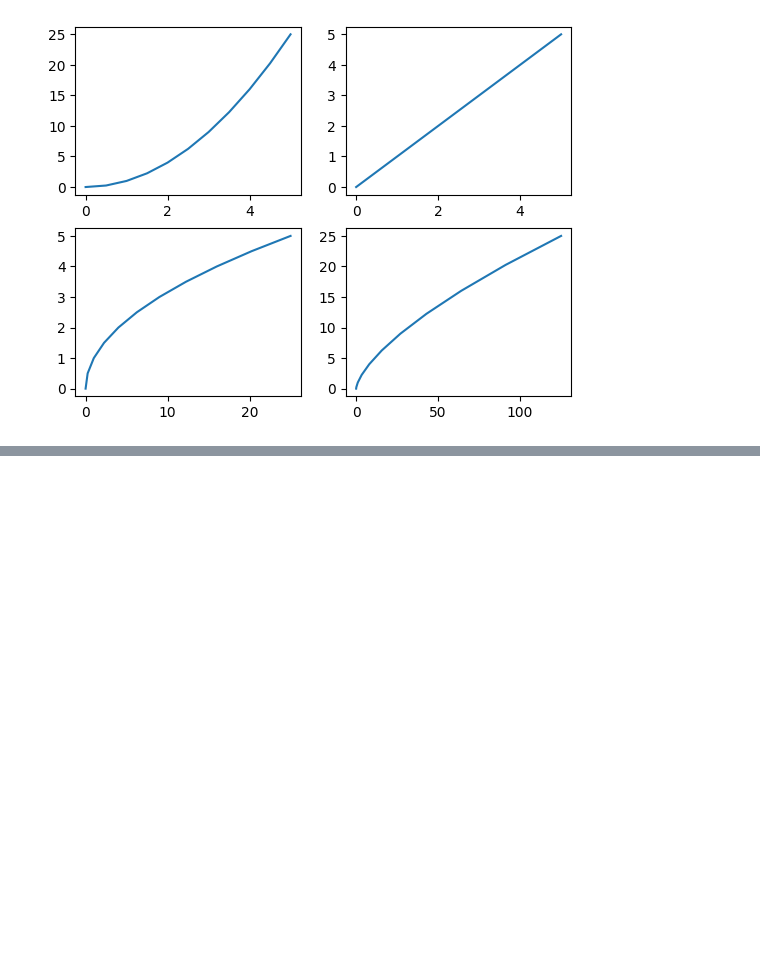
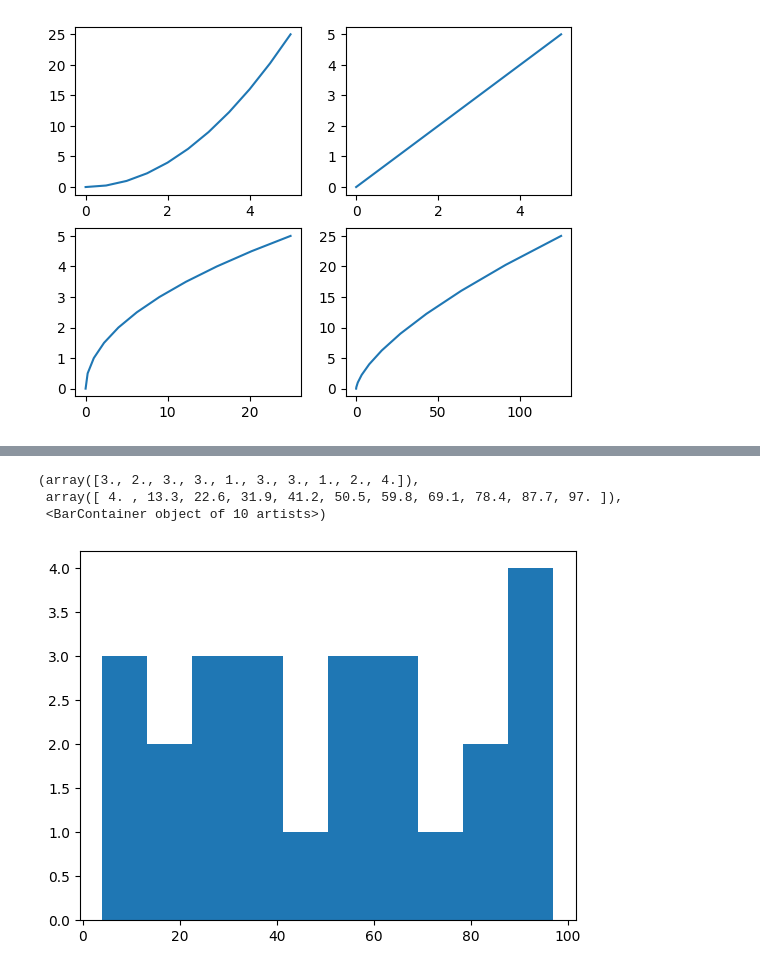
Before and after one commit to Safeer-ullah-khan/Data-Science_Safeer_khan4815, a Jupyter notebook: Libraries/Visualization/matplotlib.ipynb, the cells around one changed output, grey strips where cells are left out. Drawn from its saved outputs; the diff is of its cells as text; code cells hidden in the pictures; blank space fills up the shorter version.

```diff
--- a/Libraries/Visualization/matplotlib.ipynb
+++ b/Libraries/Visualization/matplotlib.ipynb
@@ -52,0 +63,10 @@ Text(0.5, 1.0, 'Second')
+# %%
+#Histogram plot
+from random import sample #sample is used not to repeat numbers, give us unique values
+data= sample(range(1,100),25)
+plt.hist(data)
+# %% [output]
+(array([3., 2., 3., 3., 1., 3., 3., 1., 2., 4.]),
+ array([ 4. , 13.3, 22.6, 31.9, 41.2, 50.5, 59.8, 69.1, 78.4, 87.7, 97. ]),
+ <BarContainer object of 10 artists>)
+[figure, added]
```
Also changed, not shown: parts of 12 cells of this notebook, 4 other files.
